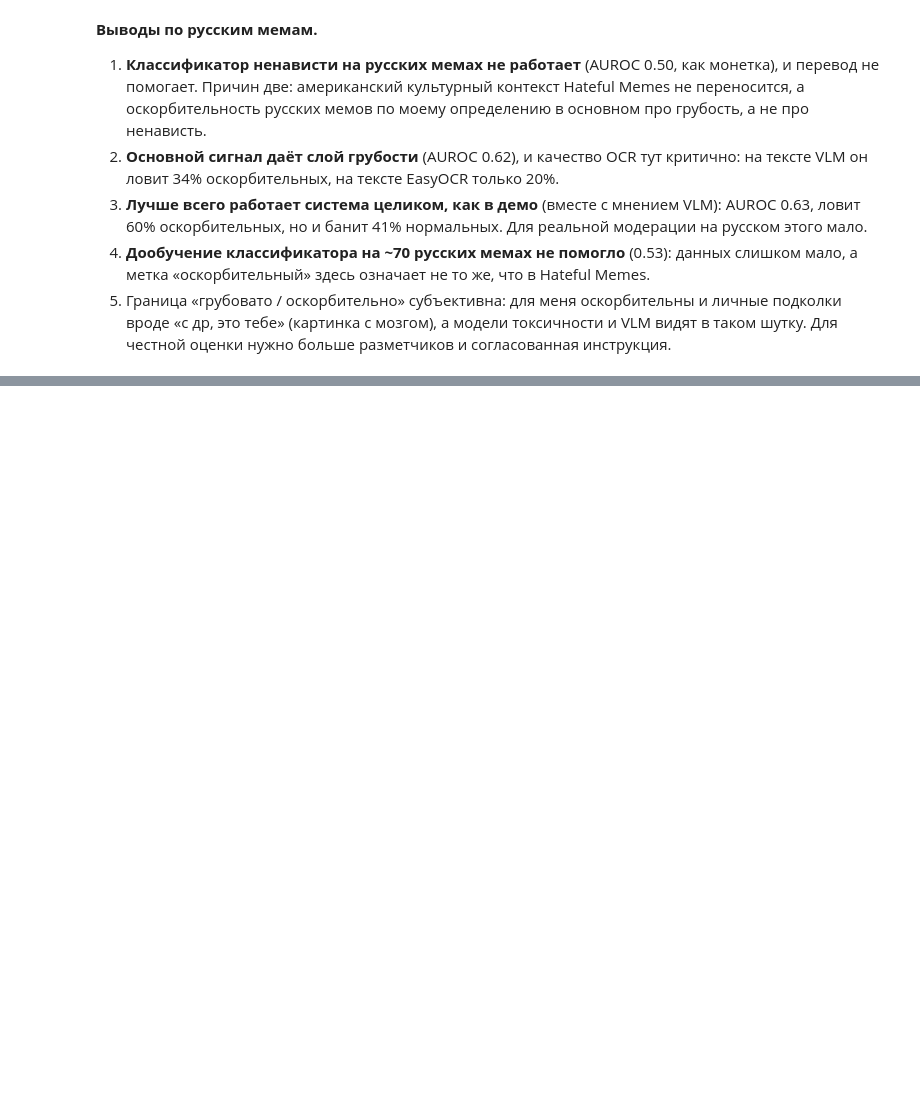
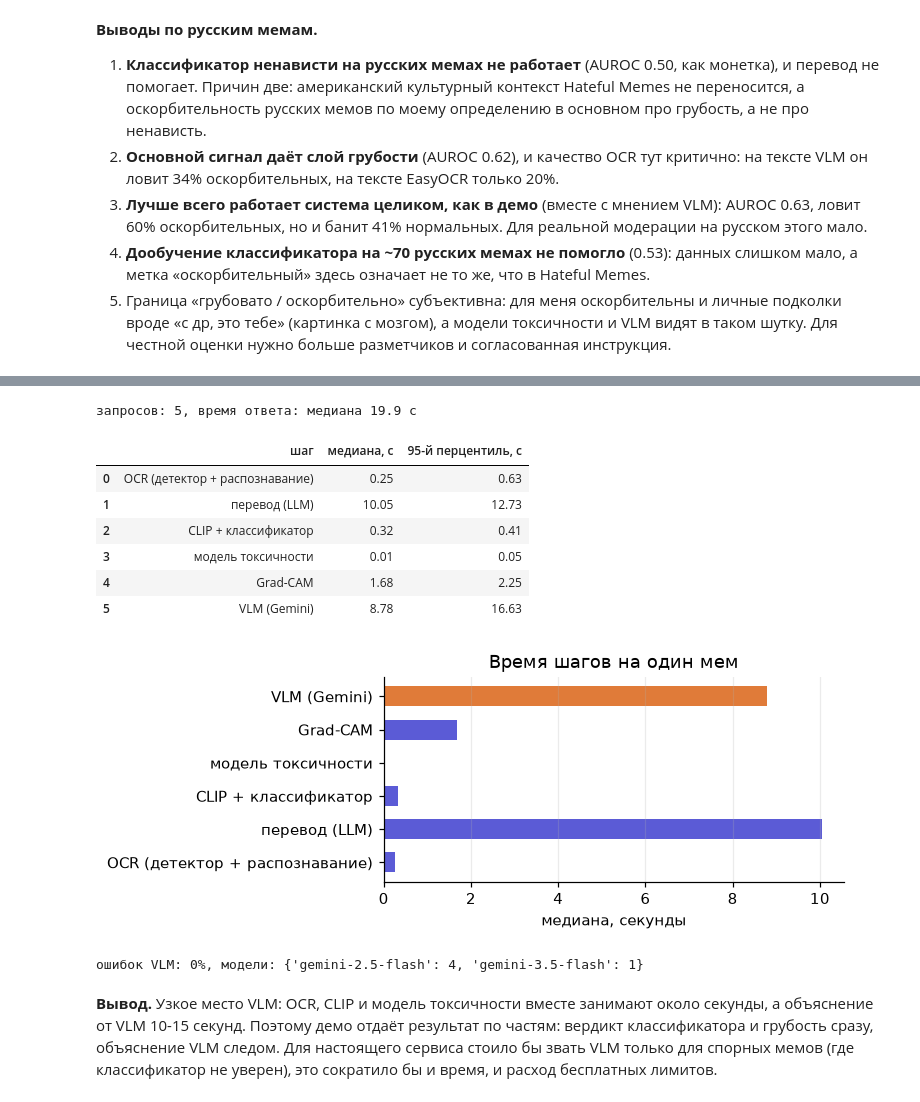
Before and after one commit to asrepovaamina-oss/memeguard, a Jupyter notebook: proj_3.ipynb, the cells around one changed output, grey strips where cells are left out. Saved outputs shown, nothing was run; the diff lists cells and outputs as text; code cells hidden in the pictures; blank space fills up the shorter version.

```diff
--- a/proj_3.ipynb
+++ b/proj_3.ipynb
@@ -713,2 +743,42 @@ if pred_path.exists():
+# %%
+from memeguard import monitoring
+
+s = monitoring.summary()
+if s["requests"]:
+    names = {"ocr": "OCR (детектор + распознавание)", "translate": "перевод (LLM)",
+             "clip": "CLIP + классификатор", "toxicity": "модель токсичности",
+             "saliency": "Grad-CAM", "vlm": "VLM (Gemini)"}
+    steps = pd.DataFrame([{"шаг": names[k], "медиана, с": v["median_ms"] / 1000,
+                           "95-й перцентиль, с": v["p95_ms"] / 1000}
+                          for k, v in s["steps"].items()]).round(2)
+    print(f"запросов: {s['requests']}, время ответа: медиана {s['total_median_ms'] / 1000:.1f} с")
+    display(steps)
+    fig, ax = plt.subplots(figsize=(7, 2.8))
+    ax.barh(steps["шаг"], steps["медиана, с"],
+            color=[C_ORANGE if "VLM" in n else C_ACCENT for n in steps["шаг"]], height=0.6)
+    ax.set_xlabel("медиана, секунды")
+    ax.set_title("Время шагов на один мем")
+    ax.grid(axis="y", visible=False)
+    plt.tight_layout()
+    plt.show()
+    print(f"ошибок VLM: {s['vlm_error_rate']:.0%}, модели: {s['vlm_models']}")
+else:
+    print("журнал пуст: запустите демо и загрузите несколько мемов")
+# %% [output]
+запросов: 5, время ответа: медиана 19.9 с
+|  | шаг | медиана, с | 95-й перцентиль, с |
+| 0 | OCR (детектор + распознавание) | 0.25 | 0.63 |
+| 1 | перевод (LLM) | 10.05 | 12.73 |
+| 2 | CLIP + классификатор | 0.32 | 0.41 |
+| 3 | модель токсичности | 0.01 | 0.05 |
+| 4 | Grad-CAM | 1.68 | 2.25 |
+| 5 | VLM (Gemini) | 8.78 | 16.63 |
+[figure, added]
+ошибок VLM: 0%, модели: {'gemini-2.5-flash': 4, 'gemini-3.5-flash': 1}
+# %% [markdown]
+**Вывод.** Узкое место VLM: OCR, CLIP и модель токсичности вместе занимают около секунды, а
+объяснение от VLM 10-15 секунд. Поэтому демо отдаёт результат по частям: вердикт классификатора и
+грубость сразу, объяснение VLM следом. Для настоящего сервиса стоило бы звать VLM только для
+спорных мемов (где классификатор не уверен), это сократило бы и время, и расход бесплатных лимитов.
 # %% [markdown]
 ---
```
Also changed, not shown: parts of 6 cells of this notebook.
